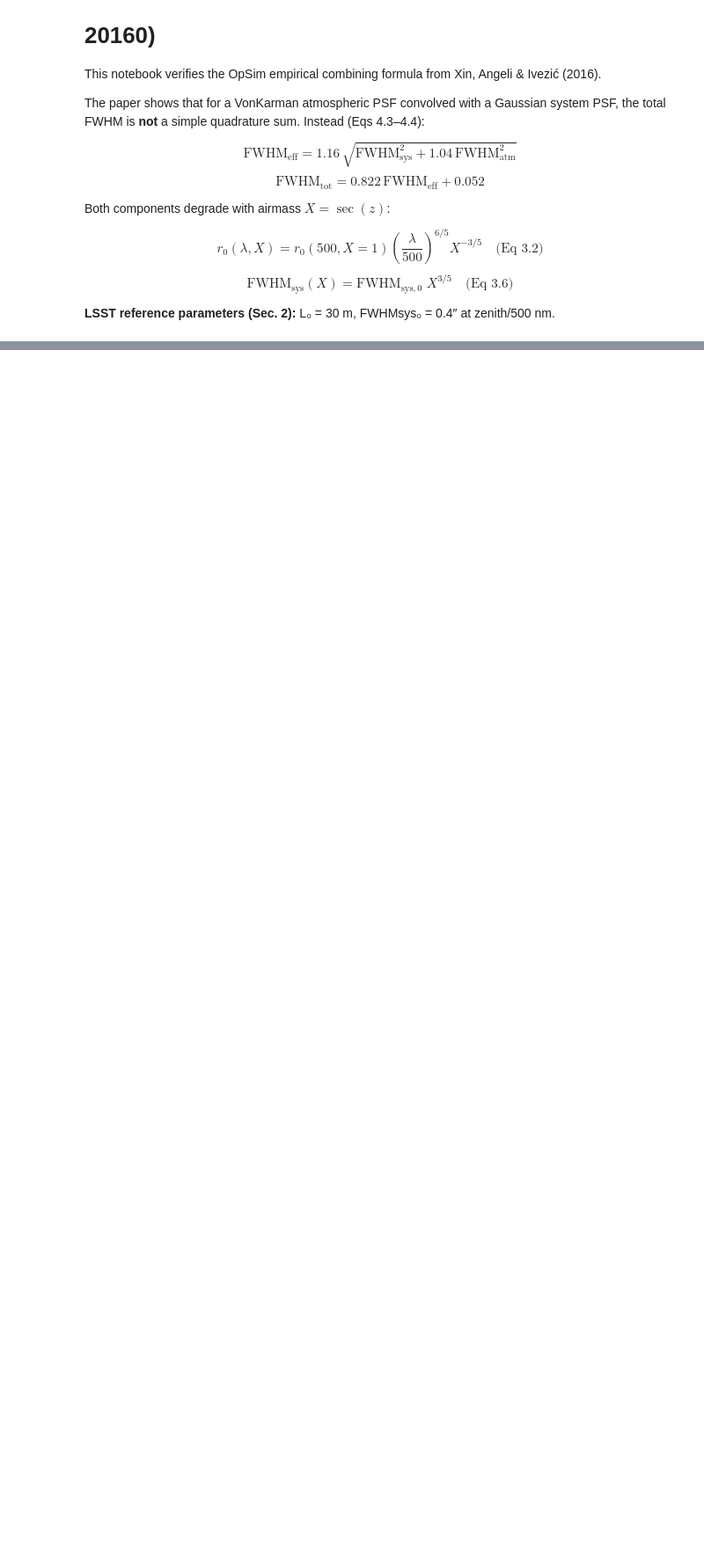
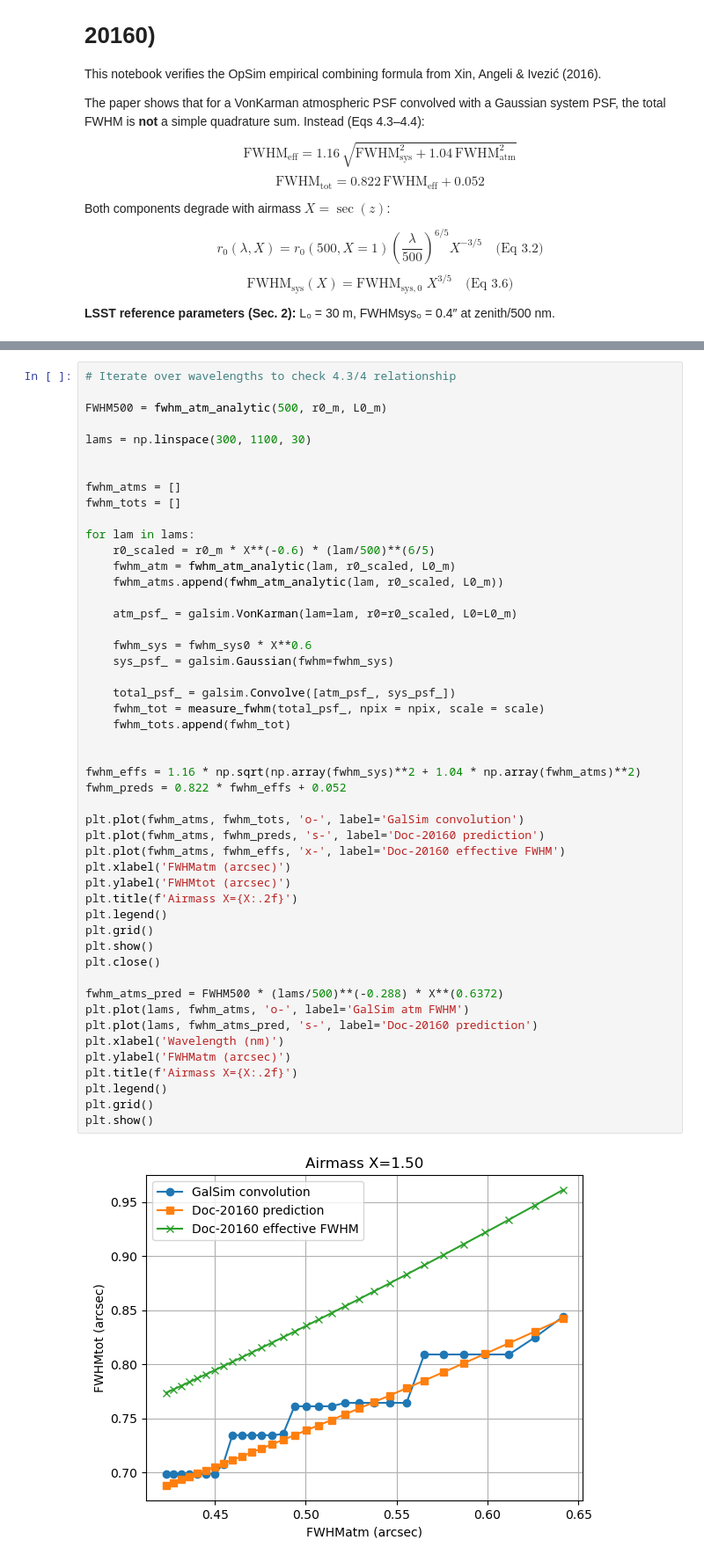
Before and after one commit to LSSTDESC/DifferentialCR, a Jupyter notebook: PSFs.ipynb, the cells around one changed output, grey strips where cells are left out. Shown at 88% size. Drawn from its saved outputs; the diff is of its cells as text; blank space fills up the shorter version.

```diff
--- a/PSFs.ipynb
+++ b/PSFs.ipynb
@@ -123,0 +236,51 @@ Quadrature residual             +0.0355 arcsec
+# %%
+# Iterate over wavelengths to check 4.3/4 relationship
+
+FWHM500 = fwhm_atm_analytic(500, r0_m, L0_m)
+
+lams = np.linspace(300, 1100, 30)
+
+
+fwhm_atms = []
+fwhm_tots = []
+
+for lam in lams:
+    r0_scaled = r0_m * X**(-0.6) * (lam/500)**(6/5)
+    fwhm_atm = fwhm_atm_analytic(lam, r0_scaled, L0_m)
+    fwhm_atms.append(fwhm_atm_analytic(lam, r0_scaled, L0_m))
+
+    atm_psf_ = galsim.VonKarman(lam=lam, r0=r0_scaled, L0=L0_m)
+
+    fwhm_sys = fwhm_sys0 * X**0.6
+    sys_psf_ = galsim.Gaussian(fwhm=fwhm_sys)
+
+    total_psf_ = galsim.Convolve([atm_psf_, sys_psf_])
+    fwhm_tot = measure_fwhm(total_psf_, npix = npix, scale = scale)
+    fwhm_tots.append(fwhm_tot)
+
+
+fwhm_effs = 1.16 * np.sqrt(np.array(fwhm_sys)**2 + 1.04 * np.array(fwhm_atms)**2)
+fwhm_preds = 0.822 * fwhm_effs + 0.052
+
+plt.plot(fwhm_atms, fwhm_tots, 'o-', label='GalSim convolution')
+plt.plot(fwhm_atms, fwhm_preds, 's-', label='Doc-20160 prediction')
+plt.plot(fwhm_atms, fwhm_effs, 'x-', label='Doc-20160 effective FWHM')
+plt.xlabel('FWHMatm (arcsec)')
+plt.ylabel('FWHMtot (arcsec)')
+plt.title(f'Airmass X={X:.2f}')
+plt.legend()
+plt.grid()
+plt.show()
+plt.close()
+
+fwhm_atms_pred = FWHM500 * (lams/500)**(-0.288) * X**(0.6372)
+plt.plot(lams, fwhm_atms, 'o-', label='GalSim atm FWHM')
+plt.plot(lams, fwhm_atms_pred, 's-', label='Doc-20160 prediction')
+plt.xlabel('Wavelength (nm)')
+plt.ylabel('FWHMatm (arcsec)')
+plt.title(f'Airmass X={X:.2f}')
+plt.legend()
+plt.grid()
+plt.show()
+# %% [output]
+[figure, added]
```
Also changed, not shown: parts of 12 cells of this notebook, 4 other files.
